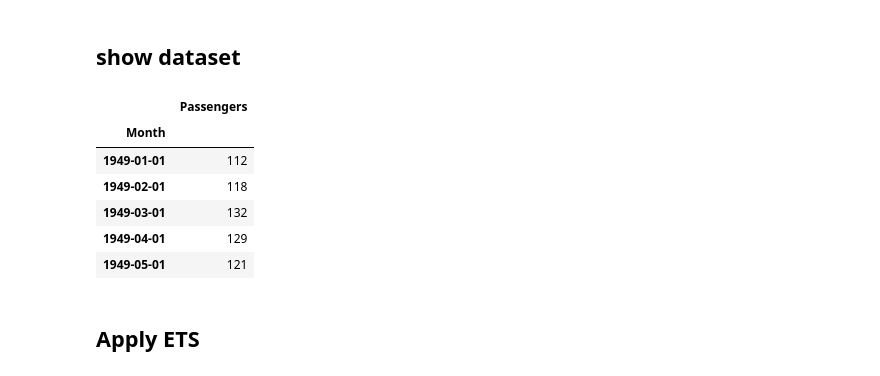
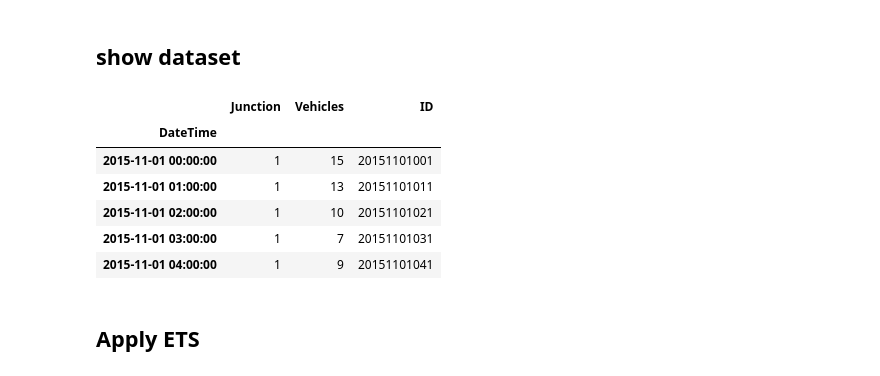
Before and after one commit to SarahAljuwayr/T5_Bootcamp, a Jupyter notebook: Week_5/Day1/ETS_Exercise_Sarah_Aljuwayr.ipynb, the cells around one changed output. Cells and saved outputs as stored; diff of their text form; code cells hidden in the pictures.

```diff
--- a/Week_5/Day1/ETS_Exercise_Sarah_Aljuwayr.ipynb
+++ b/Week_5/Day1/ETS_Exercise_Sarah_Aljuwayr.ipynb
@@ -12,21 +12,21 @@ from statsmodels.tsa.seasonal import seasonal_decompose
 # %% [markdown]
 ## Read dataset
 # %%
-airline = pd.read_csv('/content/airline-passengers.csv',
-                       index_col ='Month',
+traffic = pd.read_csv(('/content/traffic.csv'),
+                       index_col =['DateTime'],
                        parse_dates = True)
 # %% [markdown]
 ## show dataset
 # %%
-airline.head()
+traffic.head()
 # %% [output]
-|  | Passengers |
-| Month |  |
-| 1949-01-01 | 112 |
-| 1949-02-01 | 118 |
-| 1949-03-01 | 132 |
-| 1949-04-01 | 129 |
-| 1949-05-01 | 121 |
+|  | Junction | Vehicles | ID |
+| DateTime |  |  |  |
+| 2015-11-01 00:00:00 | 1 | 15 | 20151101001 |
+| 2015-11-01 01:00:00 | 1 | 13 | 20151101011 |
+| 2015-11-01 02:00:00 | 1 | 10 | 20151101021 |
+| 2015-11-01 03:00:00 | 1 | 7 | 20151101031 |
+| 2015-11-01 04:00:00 | 1 | 9 | 20151101041 |
 # %% [markdown]
 ## Apply ETS
 # %%
```
Also changed, not shown: parts of 3 cells of this notebook.
